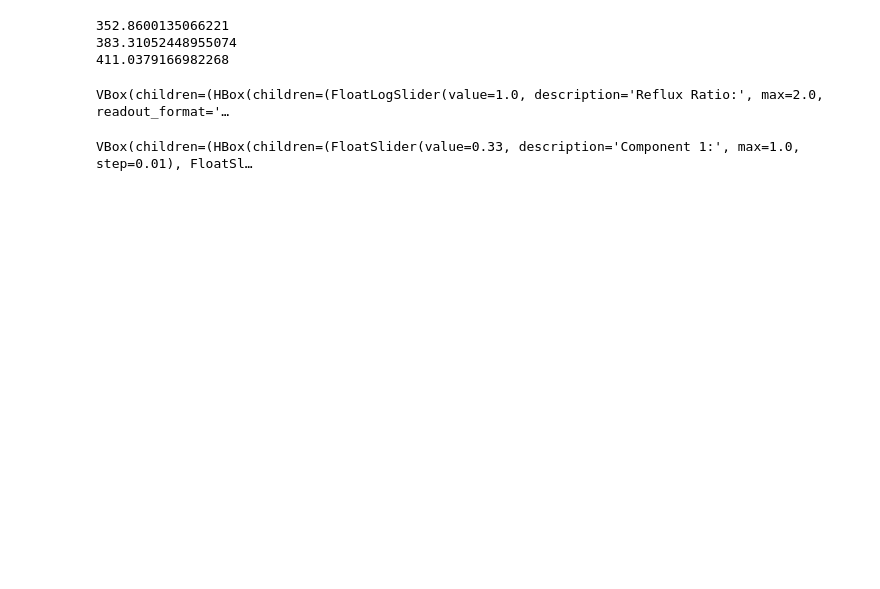
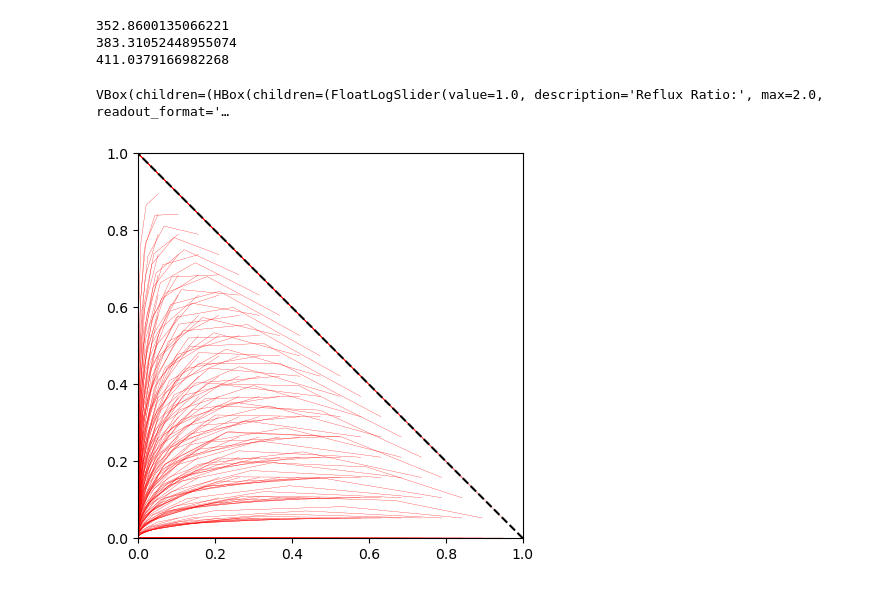
Before and after one commit to AMKCode/ExtractiveDistillationSimulator, a Jupyter notebook: src/Example2.ipynb, the cells around one changed output. Cells and saved outputs as stored; diff of their text form; code cells hidden in the pictures; blank space fills up the shorter version.

Commit message:
added the resideu curve

```diff
--- a/src/Example2.ipynb
+++ b/src/Example2.ipynb
@@ -76,42 +76,15 @@ layout = VBox([HBox([R1_slider, go_button]), out_oplines])
 display(layout)
 # %% [output]
 VBox(children=(HBox(children=(FloatLogSlider(value=1.0, description='Reflux Ratio:', max=2.0, readout_format='…
-# %%
-from ipywidgets import HBox, VBox, FloatSlider, Output
-import matplotlib.pyplot as plt
-import numpy as np
-
-out_residue = Output()
-
-def update_slider2(*args):
-    slider2.max = 1 - slider1.value
-
-def update_slider1(*args):
-    slider1.max = 1 - slider2.value
-
-slider1 = FloatSlider(value=0.33, min=0, max=1, step=0.01, description="Component 1:")
-slider2 = FloatSlider(value=0.33, min=0, max=1 - slider1.value, step=0.01, description="Component 2:")
-
-slider1.observe(update_slider2, 'value')
-slider2.observe(update_slider1, 'value')
-
-def plot_residue(change):
-    xD = np.array([slider1.value, slider2.value, 1 - (slider1.value + slider2.value)])
-    xF = np.array([0.3, 0.3, 0.4])
-    xB = np.array([1e-5, 0.4261, 0.5749])
-    distillation_model = DistillationModelTernary(TolBenXylSys, xF=xF, xD=xD, xB=xB, reflux=1000)
-    with out_residue:
-        out_residue.clear_output(wait = True)
-        plt.close('all')
-        fig, ax = plt.subplots(1, 1, figsize=(5, 5))
-        distillation_model.plot_rect_comp(ax)
-        plt.subplots_adjust(hspace=0)
-        plt.show()
-
-slider1.observe(plot_residue, 'value')
-slider2.observe(plot_residue, 'value')
-
-layout = VBox([HBox([slider1, slider2]), out_residue])
-display(layout)
-# %% [output]
-VBox(children=(HBox(children=(FloatSlider(value=0.33, description='Component 1:', max=1.0, step=0.01), FloatSl…
+# %%
+from ipywidgets import HBox, VBox, FloatSlider, Output
+import matplotlib.pyplot as plt
+import numpy as np
+
+out_residue = Output()
+
+distillation_model = DistillationModelTernary(TolBenXylSys, xF=np.array([0.4,0.3,0.3]), xD=np.array([0.3,0.3,0.4]), xB=np.array([0.3,0.3,0.4]), reflux=1e10)
+fig, ax = plt.subplots(1,1,figsize= (5,5))
+distillation_model.plot_residue_curve(0,ax)
+# %% [output]
+[figure, added]
```
Also changed, not shown: parts of 1 cell of this notebook.
